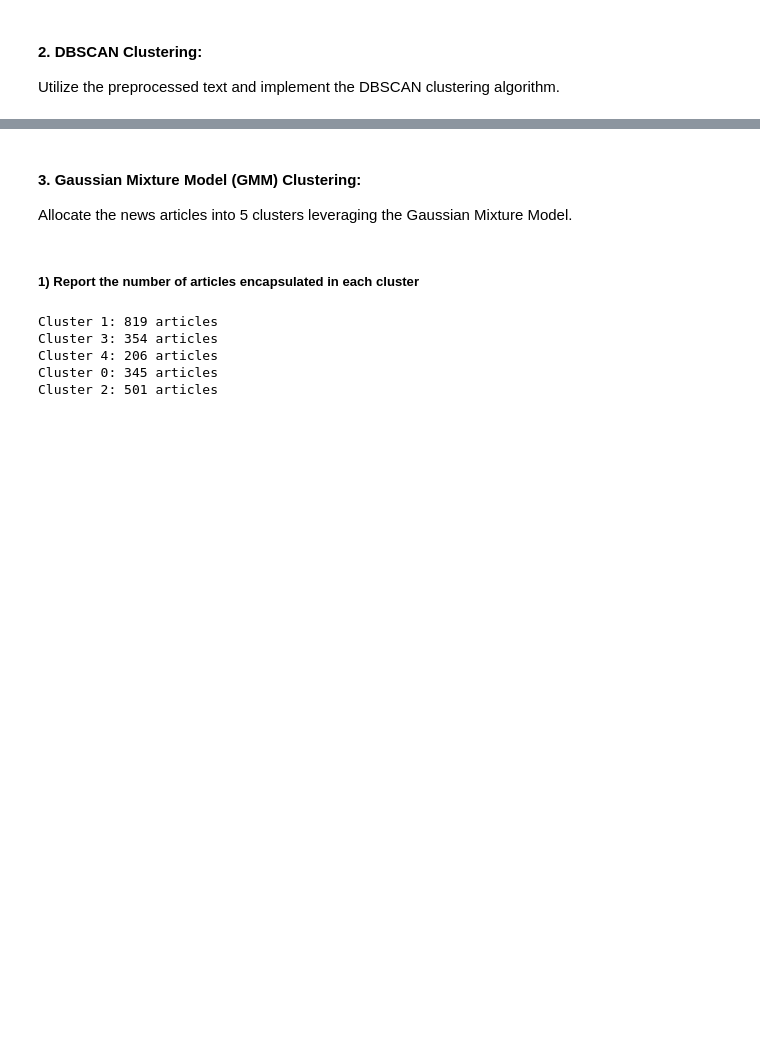
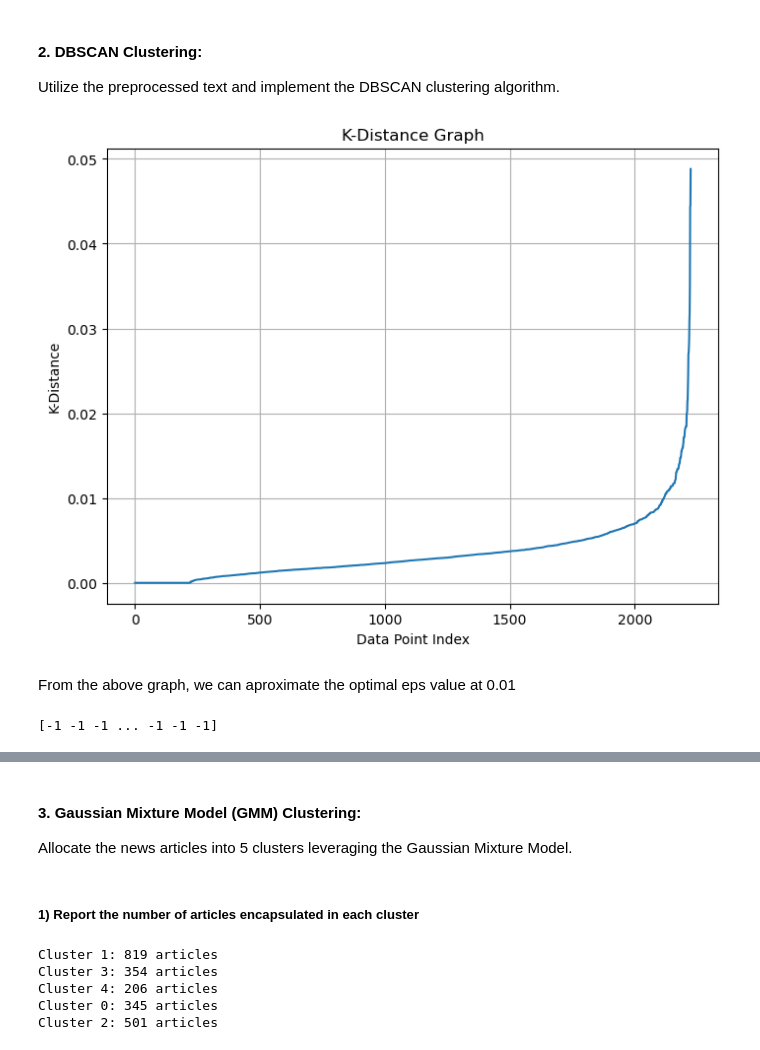
Before and after one commit to Torin99/CP421, a Jupyter notebook: bort4620_a02.ipynb, the cells around one changed output, grey strips where cells are left out. Cells and saved outputs as stored; diff of their text form; code cells hidden in the pictures; blank space fills up the shorter version.

```diff
--- a/bort4620_a02.ipynb
+++ b/bort4620_a02.ipynb
@@ -228,10 +228,31 @@ plt.show()
 # %% [markdown]
 #### 2. DBSCAN Clustering:
 Utilize the preprocessed text and implement the DBSCAN clustering algorithm.
+# %%
+eps_values = np.arange(0.05, 0.13, 0.01)
+
+nn_model = NearestNeighbors(n_neighbors=2).fit(text_pca)
+k_distances, indices = nn_model.kneighbors(text_pca)
+k_distances = np.sort(k_distances, axis=0)[:,1]
+plt.figure(figsize=(8, 6))
+plt.plot(k_distances)
+
+plt.title('K-Distance Graph')
+plt.xlabel('Data Point Index')
+plt.ylabel('K-Distance')
+plt.grid(True)
+plt.show()
+# %% [output]
+[figure, added]
+# %% [markdown]
+From the above graph, we can aproximate the optimal eps value at 0.01
 # %%
-dbs = DBSCAN(eps=0.03, min_samples=2).fit(text)
+eps = 0.01
+dbs = DBSCAN(eps=0.01, min_samples=2).fit(text)
 labels = dbs.labels_
 print(labels)
+# %% [output]
+[-1 -1 -1 ... -1 -1 -1]
 # %%
 n_clusters_ = len(set(labels)) - (1 if -1 in labels else 0)
 n_noise_ = list(labels).count(-1)
```
Also changed, not shown: parts of 15 cells of this notebook.
